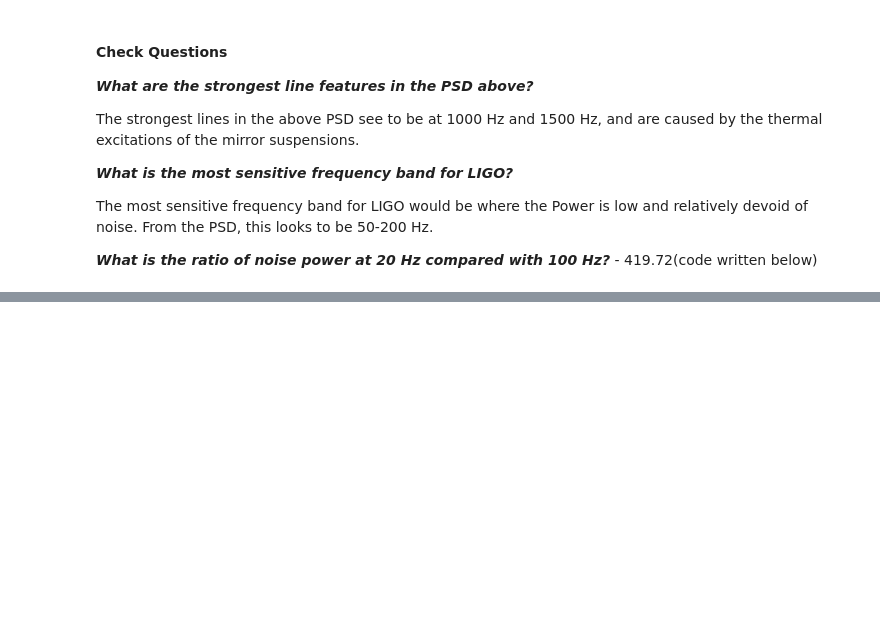
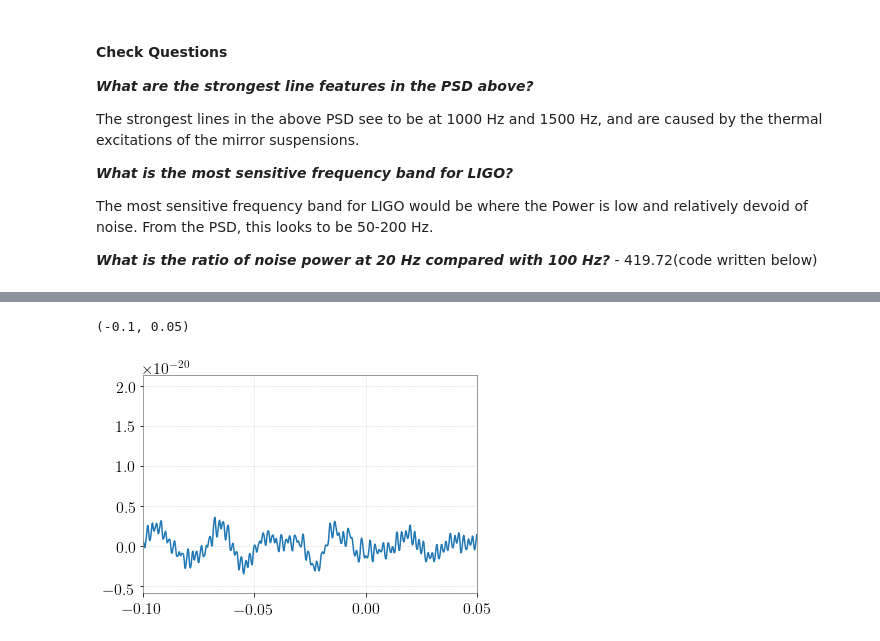
Before and after one commit to adivijaykumar/courses, a Jupyter notebook: gwosc/intro.ipynb, the cells around one changed output, grey strips where cells are left out. Saved outputs shown, nothing was run; the diff lists cells and outputs as text; code cells hidden in the pictures; blank space fills up the shorter version.

```diff
--- a/gwosc/intro.ipynb
+++ b/gwosc/intro.ipynb
@@ -46,0 +58,36 @@ The Low frequency noise is seismic noise
+# %%
+strain, time, dq = readligo.loaddata('/home/aditya/Downloads/150914.hdf5')
+# %%
+t0 = 1126259462.43
+dt = (time[1] - time[0])
+fs = int(np.round(1. / (time[1] - time[0])))
+max_time = 15
+
+shifted_time = time - t0
+ind = max_time * fs
+cen = np.where(np.abs(shifted_time) < 1e-4)[0][0]
+time_final = shifted_time[cen - ind : cen + ind]
+strain_final = strain[cen - ind : cen + ind]
+#time_final = time[]
+
+hf = np.fft.rfft(strain_final)
+freqs = np.fft.rfftfreq(len(strain_final),dt)
+pxx , freqs_pxx = mlab.psd(strain_final, Fs=fs, NFFT=fs,window=np.blackman(fs),
+                          noverlap=fs/2)
+psd = interp1d(freqs_pxx, pxx)
+asd = np.sqrt(psd(freqs)/2/dt)
+hf_white = hf / asd
+strain_white = np.fft.irfft(hf_white, n=len(strain_final))
+
+high_freq = 600.
+low_freq  = 30.
+bb, ab = butter(4, [low_freq*2./fs, high_freq*2./fs], btype='band')
+strain_whitebp = filtfilt(bb, ab, strain_final)
+
+plt.plot(time_final,strain_whitebp)
+#plt.plot(time_final,strain_final)
+plt.xlim([-0.1,0.05])
+#plt.ylim([-10,10])
+# %% [output]
+(-0.1, 0.05)
+[figure, added]
```
Also changed, not shown: parts of 10 cells of this notebook.
